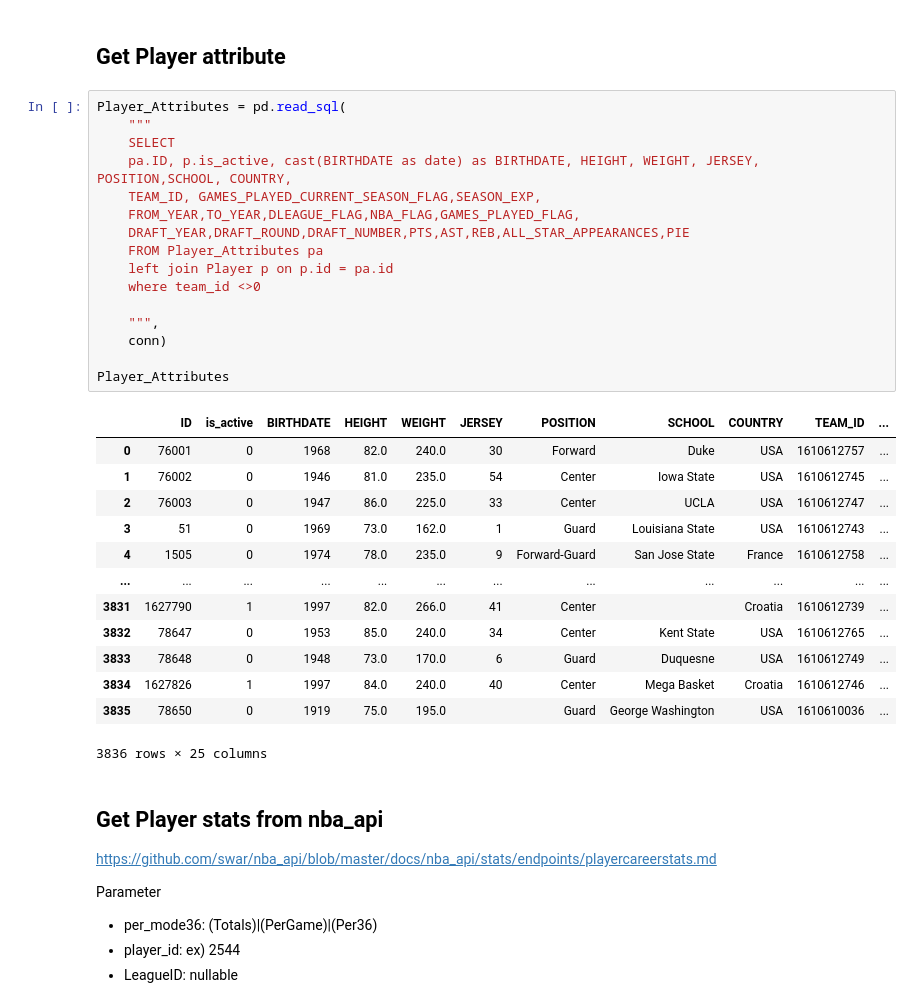
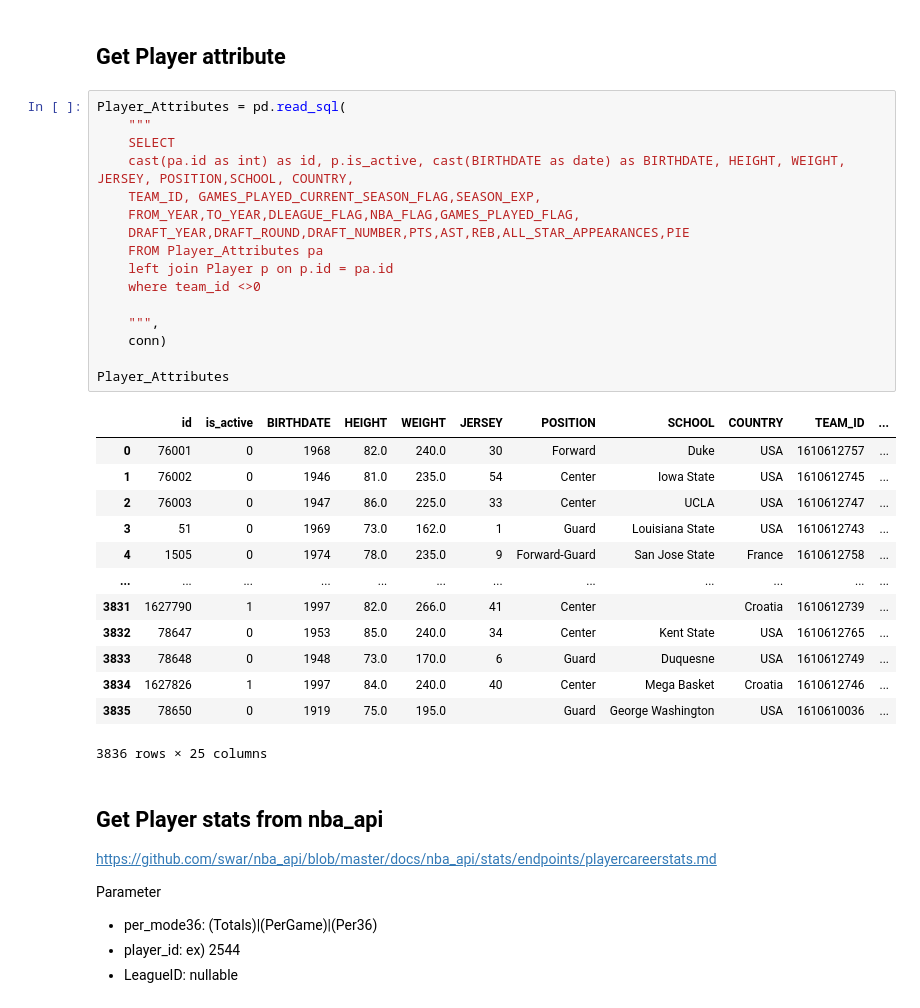
Before and after one commit to Spencer-Weston/W207_Final_NBA_Prediction, a Jupyter notebook: player_stats.ipynb, the cells around one changed output. Cells and saved outputs as stored; diff of their text form.

```diff
--- a/player_stats.ipynb
+++ b/player_stats.ipynb
@@ -62,21 +63,21 @@ Player
 # %%
 Player_Attributes = pd.read_sql(
     """
     SELECT
-    pa.ID, p.is_active, cast(BIRTHDATE as date) as BIRTHDATE, HEIGHT, WEIGHT, JERSEY, POSITION,SCHOOL, COUNTRY,
+    cast(pa.id as int) as id, p.is_active, cast(BIRTHDATE as date) as BIRTHDATE, HEIGHT, WEIGHT, JERSEY, POSITION,SCHOOL, COUNTRY,
     TEAM_ID, GAMES_PLAYED_CURRENT_SEASON_FLAG,SEASON_EXP,
     FROM_YEAR,TO_YEAR,DLEAGUE_FLAG,NBA_FLAG,GAMES_PLAYED_FLAG,
     DRAFT_YEAR,DRAFT_ROUND,DRAFT_NUMBER,PTS,AST,REB,ALL_STAR_APPEARANCES,PIE
     FROM Player_Attributes pa
     left join Player p on p.id = pa.id
     where team_id <>0
 
     """,
     conn)
 
 Player_Attributes
 # %% [output]
-|  | ID | is_active | BIRTHDATE | HEIGHT | WEIGHT | JERSEY | POSITION | SCHOOL | COUNTRY | TEAM_ID | ... |
+|  | id | is_active | BIRTHDATE | HEIGHT | WEIGHT | JERSEY | POSITION | SCHOOL | COUNTRY | TEAM_ID | ... |
 | 0 | 76001 | 0 | 1968 | 82.0 | 240.0 | 30 | Forward | Duke | USA | 1610612757 | ... |
 | 1 | 76002 | 0 | 1946 | 81.0 | 235.0 | 54 | Center | Iowa State | USA | 1610612745 | ... |
 | 2 | 76003 | 0 | 1947 | 86.0 | 225.0 | 33 | Center | UCLA | USA | 1610612747 | ... |
```
Also changed, not shown: parts of 20 cells of this notebook.
